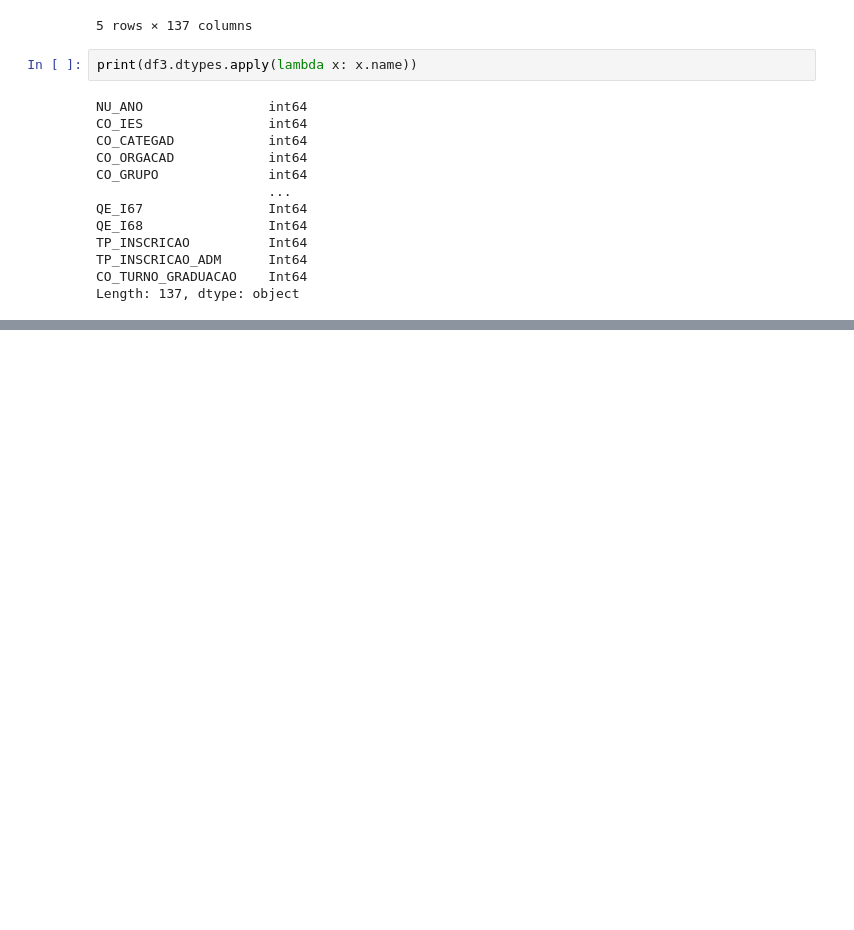
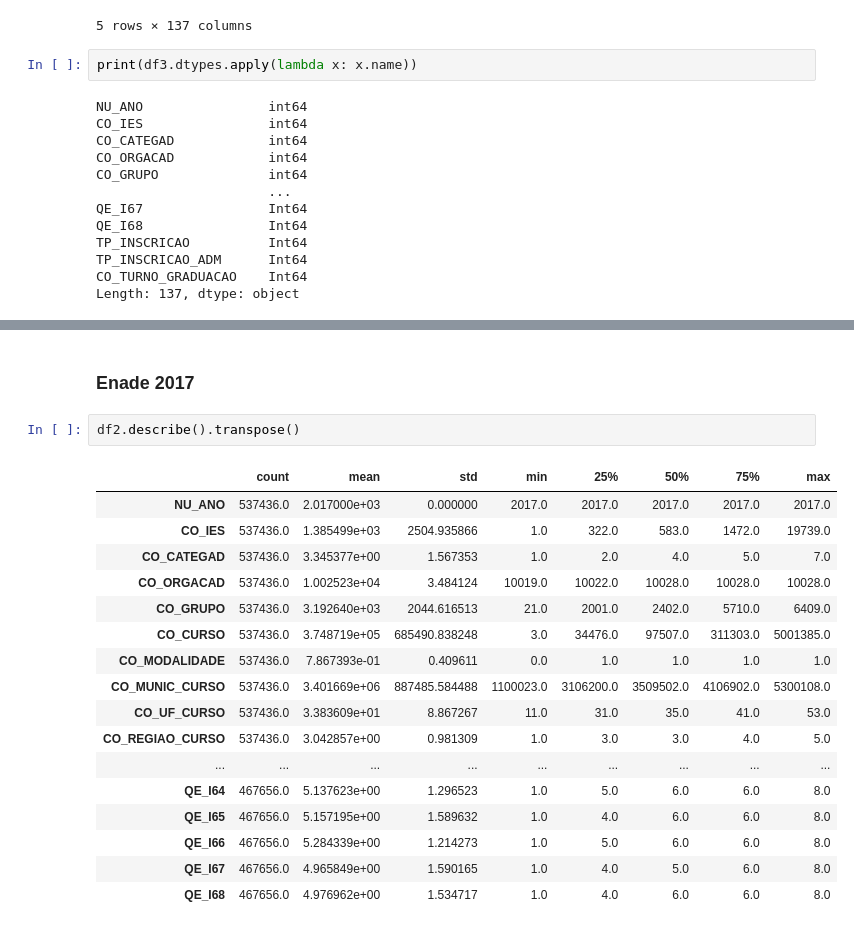
Before and after one commit to mchoji/enade-py, a Jupyter notebook: notebooks/1.1-mc-test-custom-loads.ipynb, the cells around one changed output, grey strips where cells are left out. Saved outputs shown, nothing was run; the diff lists cells and outputs as text; blank space fills up the shorter version.

```diff
--- a/notebooks/1.1-mc-test-custom-loads.ipynb
+++ b/notebooks/1.1-mc-test-custom-loads.ipynb
@@ -103,0 +128,22 @@ Length: 137, dtype: object
+# %% [markdown]
+### Enade 2017
+# %%
+df2.describe().transpose()
+# %% [output]
+|  | count | mean | std | min | 25% | 50% | 75% | max |
+| NU_ANO | 537436.0 | 2.017000e+03 | 0.000000 | 2017.0 | 2017.0 | 2017.0 | 2017.0 | 2017.0 |
+| CO_IES | 537436.0 | 1.385499e+03 | 2504.935866 | 1.0 | 322.0 | 583.0 | 1472.0 | 19739.0 |
+| CO_CATEGAD | 537436.0 | 3.345377e+00 | 1.567353 | 1.0 | 2.0 | 4.0 | 5.0 | 7.0 |
+| CO_ORGACAD | 537436.0 | 1.002523e+04 | 3.484124 | 10019.0 | 10022.0 | 10028.0 | 10028.0 | 10028.0 |
+| CO_GRUPO | 537436.0 | 3.192640e+03 | 2044.616513 | 21.0 | 2001.0 | 2402.0 | 5710.0 | 6409.0 |
+| CO_CURSO | 537436.0 | 3.748719e+05 | 685490.838248 | 3.0 | 34476.0 | 97507.0 | 311303.0 | 5001385.0 |
+| CO_MODALIDADE | 537436.0 | 7.867393e-01 | 0.409611 | 0.0 | 1.0 | 1.0 | 1.0 | 1.0 |
+| CO_MUNIC_CURSO | 537436.0 | 3.401669e+06 | 887485.584488 | 1100023.0 | 3106200.0 | 3509502.0 | 4106902.0 | 5300108.0 |
+| CO_UF_CURSO | 537436.0 | 3.383609e+01 | 8.867267 | 11.0 | 31.0 | 35.0 | 41.0 | 53.0 |
+| CO_REGIAO_CURSO | 537436.0 | 3.042857e+00 | 0.981309 | 1.0 | 3.0 | 3.0 | 4.0 | 5.0 |
+| ... | ... | ... | ... | ... | ... | ... | ... | ... |
+| QE_I64 | 467656.0 | 5.137623e+00 | 1.296523 | 1.0 | 5.0 | 6.0 | 6.0 | 8.0 |
+| QE_I65 | 467656.0 | 5.157195e+00 | 1.589632 | 1.0 | 4.0 | 6.0 | 6.0 | 8.0 |
+| QE_I66 | 467656.0 | 5.284339e+00 | 1.214273 | 1.0 | 5.0 | 6.0 | 6.0 | 8.0 |
+| QE_I67 | 467656.0 | 4.965849e+00 | 1.590165 | 1.0 | 4.0 | 5.0 | 6.0 | 8.0 |
+| QE_I68 | 467656.0 | 4.976962e+00 | 1.534717 | 1.0 | 4.0 | 6.0 | 6.0 | 8.0 |
```
Also changed, not shown: parts of 5 cells of this notebook, 16 other files.
